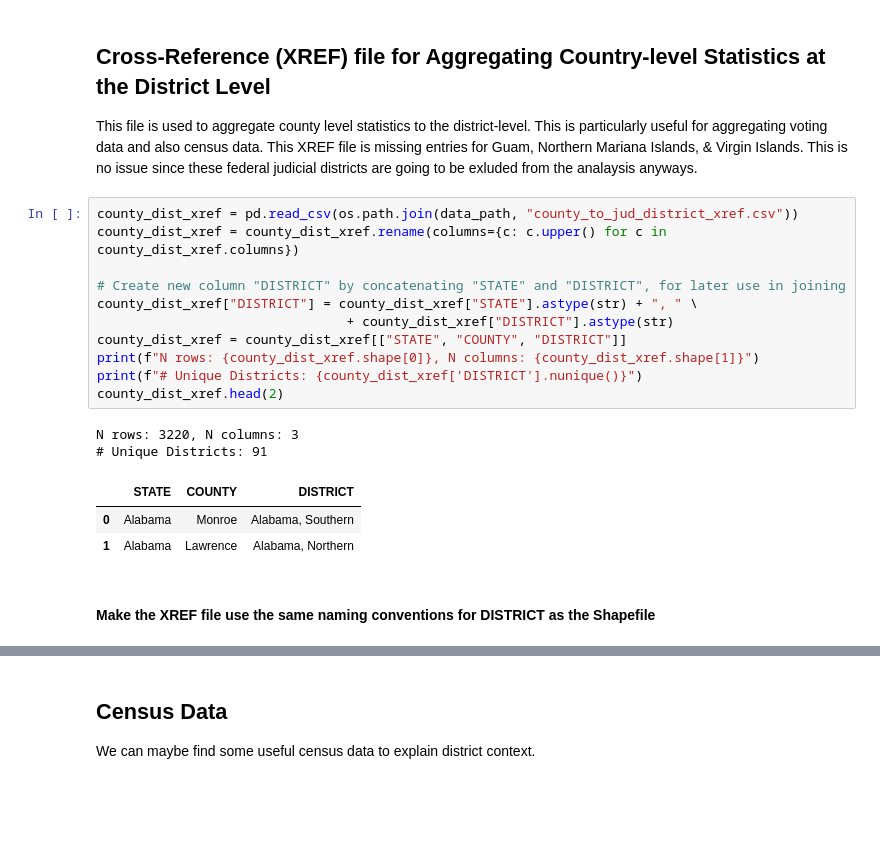
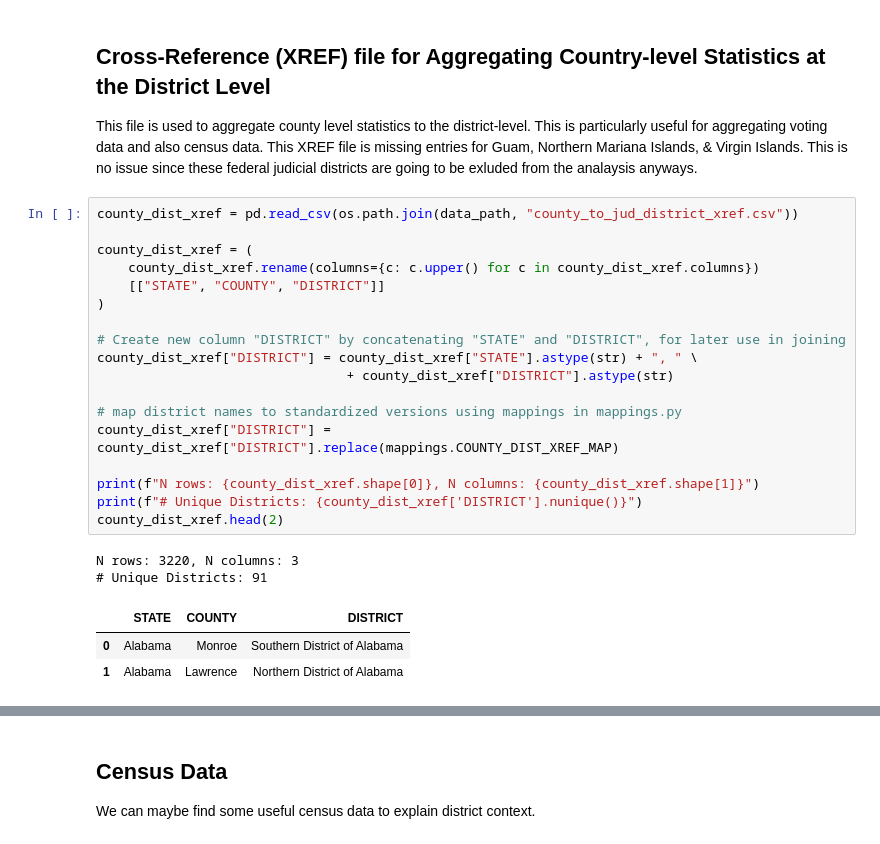
Before and after one commit to aj-bei/USSC-Fairness-Analysis-DTSC-430X-Capstone-, a Jupyter notebook: scripts/DTSC430XCapstoneSourceCd.ipynb, the cells around one changed output, grey strips where cells are left out. Drawn from its saved outputs; the diff is of its cells as text; blank space fills up the shorter version.

```diff
--- a/scripts/DTSC430XCapstoneSourceCd.ipynb
+++ b/scripts/DTSC430XCapstoneSourceCd.ipynb
@@ -98,20 +74,25 @@ N rows: 94, N columns: 3
 This file is used to aggregate county level statistics to the district-level. This is particularly useful for aggregating voting data and also census data. This XREF file is missing entries for Guam, Northern Mariana Islands, & Virgin Islands. This is no issue since these federal judicial districts are going to be exluded from the analaysis anyways.
 # %%
 county_dist_xref = pd.read_csv(os.path.join(data_path, "county_to_jud_district_xref.csv"))
-county_dist_xref = county_dist_xref.rename(columns={c: c.upper() for c in county_dist_xref.columns})
+
+county_dist_xref = (
+    county_dist_xref.rename(columns={c: c.upper() for c in county_dist_xref.columns})
+    [["STATE", "COUNTY", "DISTRICT"]]
+)
 
 # Create new column "DISTRICT" by concatenating "STATE" and "DISTRICT", for later use in joining
 county_dist_xref["DISTRICT"] = county_dist_xref["STATE"].astype(str) + ", " \
                                 + county_dist_xref["DISTRICT"].astype(str)
-county_dist_xref = county_dist_xref[["STATE", "COUNTY", "DISTRICT"]]
+
+# map district names to standardized versions using mappings in mappings.py
+county_dist_xref["DISTRICT"] = county_dist_xref["DISTRICT"].replace(mappings.COUNTY_DIST_XREF_MAP)
+
 print(f"N rows: {county_dist_xref.shape[0]}, N columns: {county_dist_xref.shape[1]}")
 print(f"# Unique Districts: {county_dist_xref['DISTRICT'].nunique()}")
 county_dist_xref.head(2)
 # %% [output]
 N rows: 3220, N columns: 3
 # Unique Districts: 91
 |  | STATE | COUNTY | DISTRICT |
-| 0 | Alabama | Monroe | Alabama, Southern |
-| 1 | Alabama | Lawrence | Alabama, Northern |
+| 0 | Alabama | Monroe | Southern District of Alabama |
+| 1 | Alabama | Lawrence | Northern District of Alabama |
-# %% [markdown]
-#### Make the XREF file use the same naming conventions for DISTRICT as the Shapefile
```
Also changed, not shown: parts of 19 cells of this notebook, 1 other file.
